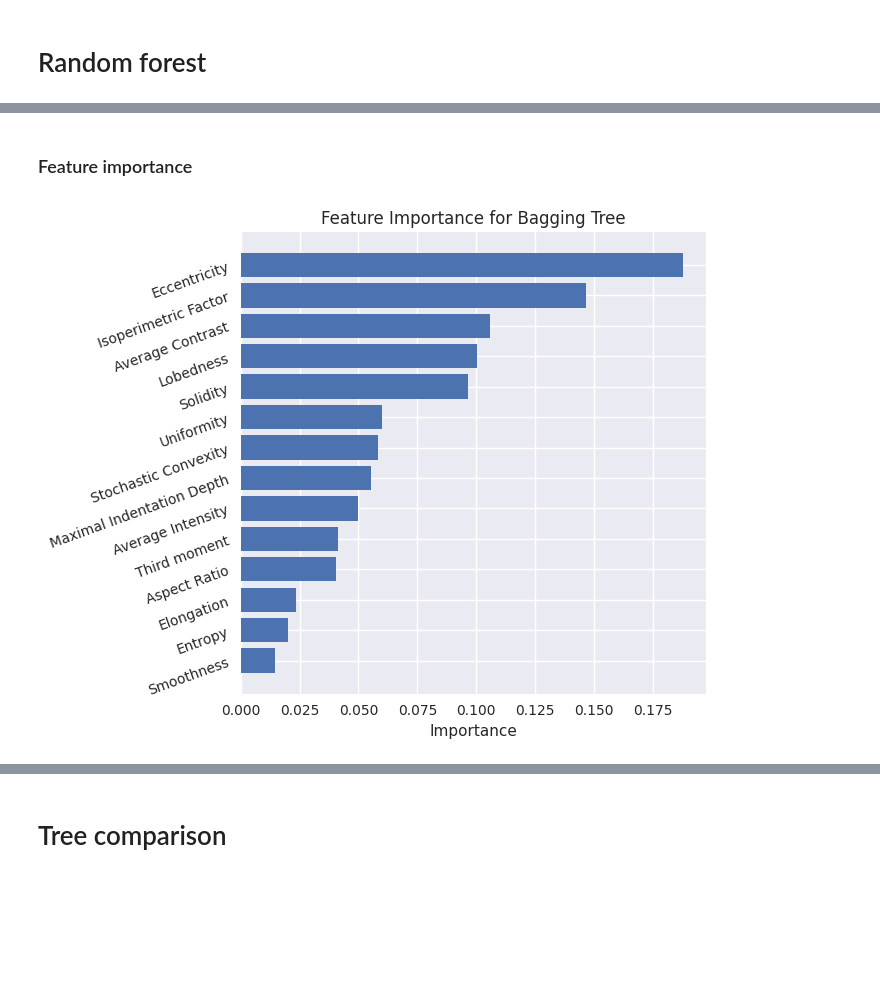
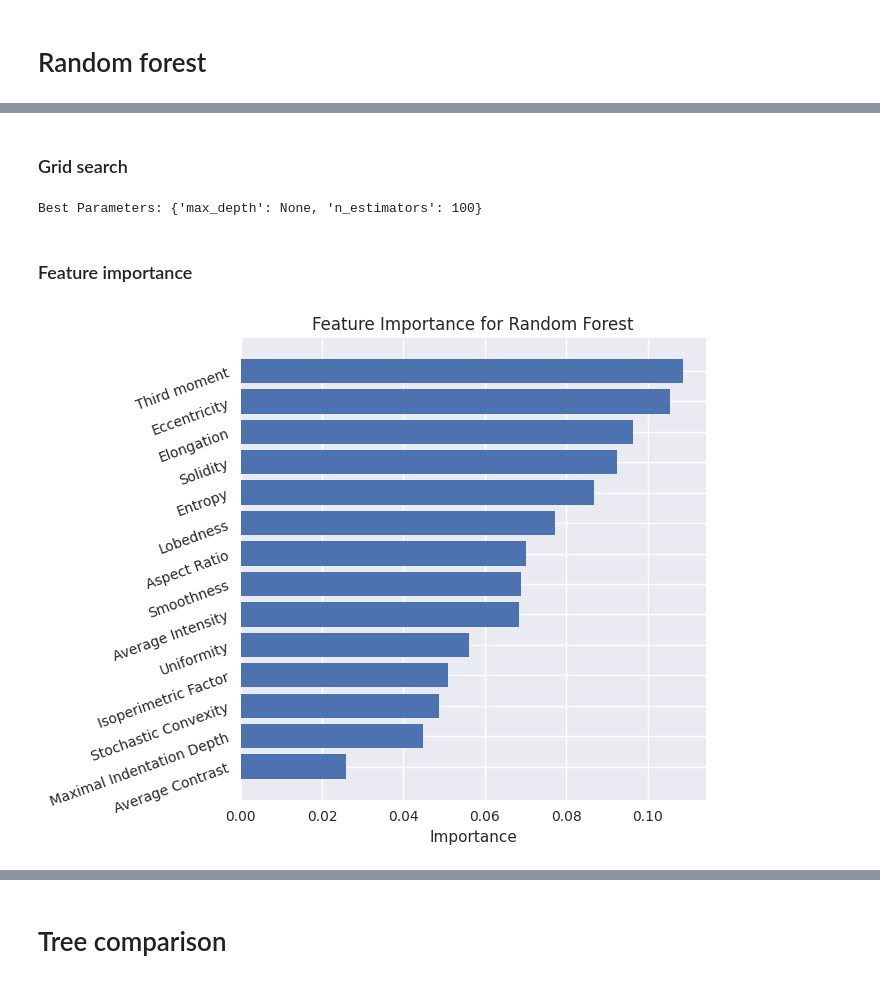
Before and after one commit to oooidw/IntroML, a Jupyter notebook: tree.ipynb, the cells around one changed output, grey strips where cells are left out. Saved outputs shown, nothing was run; the diff lists cells and outputs as text; code cells hidden in the pictures; blank space fills up the shorter version.

```diff
--- a/tree.ipynb
+++ b/tree.ipynb
@@ -69,6 +116,9 @@ Accuracy: 0.7205882352941178
 # %% [markdown]
 ### Feature importance
 # %%
+# Train the classifier with the best parameters
+bagging_clf.fit(X_train, y_train)
+
 # Get the feature importances
 importances = bagging_clf.estimators_[0].feature_importances_
 
@@ -173,24 +192,52 @@ print(accuracy)
+# %% [markdown]
+### Grid search
+# %%
+# Define the parameter grid
+param_grid = {
+    'n_estimators': [10, 50, 100, 200, 600],
+    'max_depth': [None, 5, 10]
+}
+
+# Create the Random Forest classifier
+rf_clf = RandomForestClassifier()
+
+# Create the GridSearchCV object
+grid_search = GridSearchCV(estimator=rf_clf, param_grid=param_grid, cv=5, scoring='accuracy')
+
+# Fit the grid search to the data
+grid_search.fit(X_train, y_train)
+
+# Get the best parameters
+best_params_rf = grid_search.best_params_
+
+# Print the best parameters
+print("Best Parameters:", best_params_rf)
+# %% [output]
+Best Parameters: {'max_depth': None, 'n_estimators': 100}
 # %% [markdown]
 ### Feature importance
 # %%
+# Train the classifier with the best parameters
+rf_clf.fit(X_train, y_train)
+
 # Get the feature importances
 importances = rf_clf.estimators_[0].feature_importances_
 
 # Sort the feature importances in descending order
 sorted_indices = importances.argsort()
 
 # Get the feature names
 feature_names = X_train.columns
 
 # Plot the feature importances
 fig,ax = plt.subplots(1,1,figsize=(6,6))
 ax.barh((range(len(importances))), importances[sorted_indices])
 plt.yticks(range(len(importances)), feature_names[sorted_indices], rotation=20)
 plt.xlabel('Importance')
-plt.title('Feature Importance for Bagging Tree')
+plt.title('Feature Importance for Random Forest')
 plt.show()
 # %% [output]
-[figure, old version]
+[figure, new version]
 # %%
 # Inizialization
 accuracy_values = []
```
Also changed, not shown: parts of 25 cells of this notebook, 2 other files.
